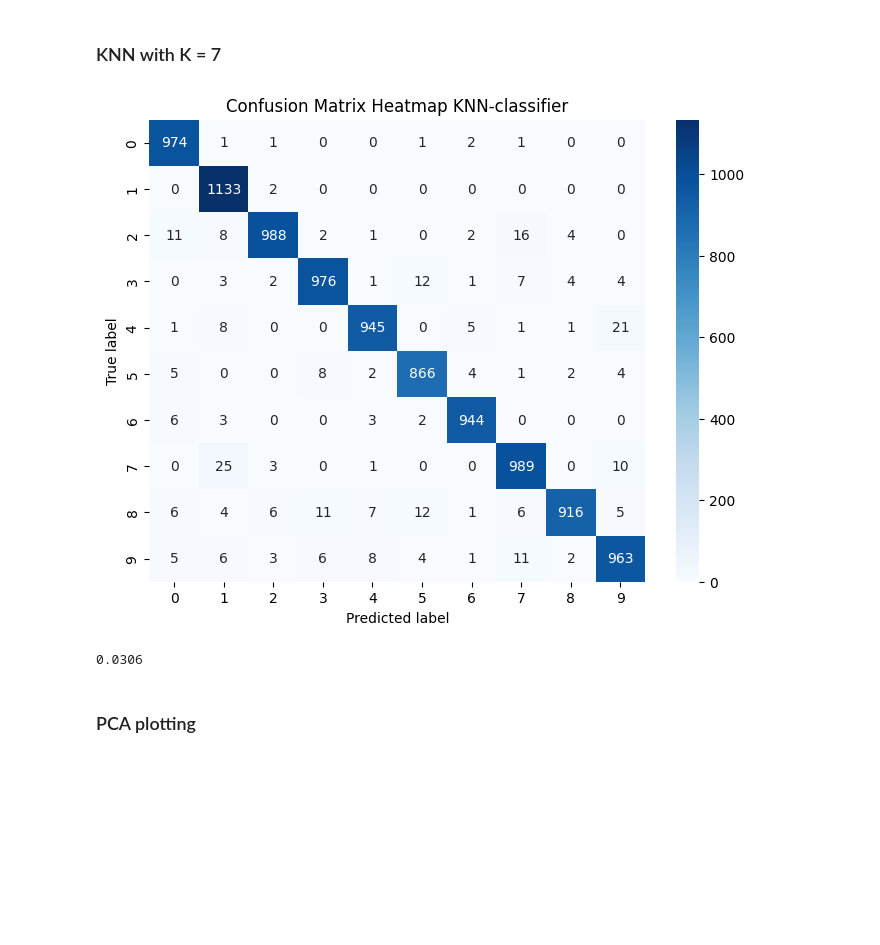
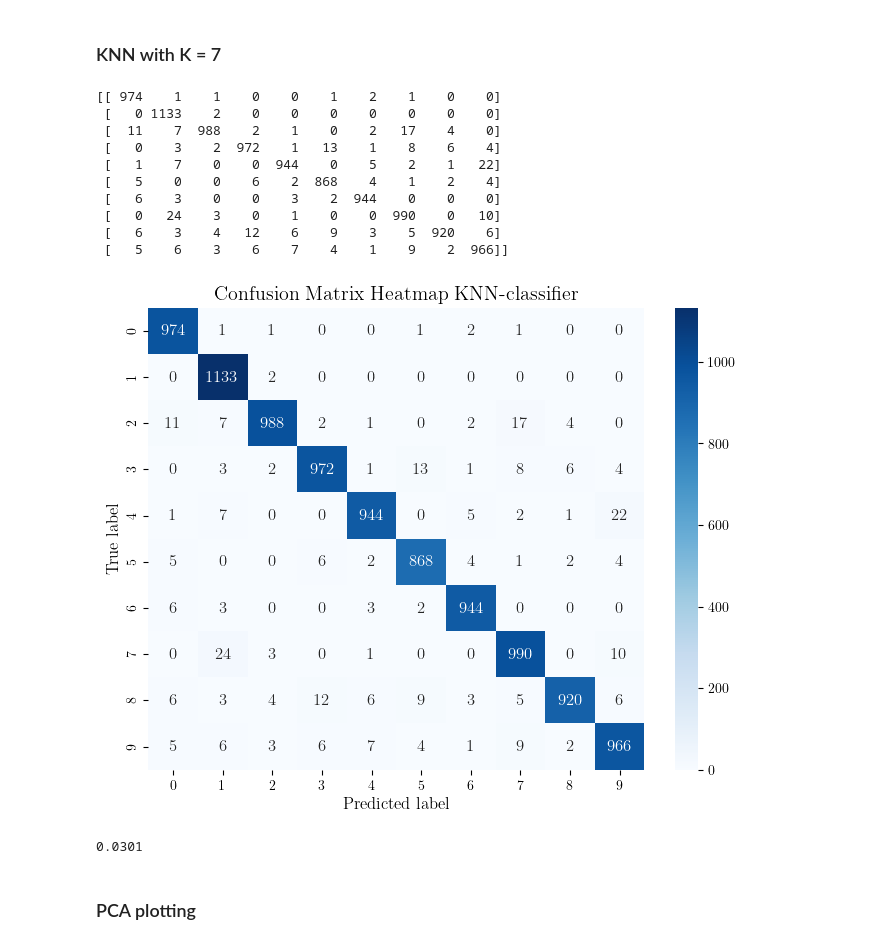
Before and after one commit to mokamv/Classification-Project, a Jupyter notebook: Task 2/numberclass.ipynb, the cells around one changed output. Saved outputs shown, nothing was run; the diff lists cells and outputs as text; code cells hidden in the pictures; blank space fills up the shorter version.

```diff
--- a/Task 2/numberclass.ipynb
+++ b/Task 2/numberclass.ipynb
@@ -199,32 +210,76 @@ def KNN_classifier(k = 7):
         k_nearest_indices = np.argpartition(distance_matrix, k)[:, :k] # returns the indices of the k closest images
 
         for test_idx in range(len(test_chunk)): # For each image in the test chunk
-            nearest_labels = trainlab[k_nearest_indices[test_idx]] # Find the labels of the k closest images
-            counts = np.bincount(nearest_labels) # Count the number of times each label appears
-            most_frequent_label = np.argmax(counts) # Find the most frequent label
-            predicted_labels.append(most_frequent_label) # Append the most frequent label to the list of predicted labels
+            neighbor_indices = k_nearest_indices[test_idx] # Get the indices of the k closest images
+            neighbor_labels = trainlab[neighbor_indices] # Find the labels of the k closest images
+            neighbor_distances = distance_matrix[test_idx][neighbor_indices] # Find the distances of the k closest images
+
+            # Count how often each label appears
+            label_counts = np.bincount(neighbor_labels, minlength=10)
+            max_count = np.max(label_counts)
+
+            # Find all labels that are tied for most frequent
+            tied_labels = np.flatnonzero(label_counts == max_count) # returns a vector of the labels that are tied for most frequent
+
+            if len(tied_labels) == 1: # If there is no tie, choose the most frequent label
+                predicted_labels.append(tied_labels[0])
+            else:
+                # If there is a tie, choose the one with the smallest distance
+                min_distance = np.inf
+                closest_label = None
+                for idx, label in enumerate(neighbor_labels):
+                    # If a label is tied and its distance is smaller than the current minimum, update the closest label
+                    if label in tied_labels and neighbor_distances[idx] < min_distance:
+                        min_distance = neighbor_distances[idx]
+                        closest_label = label
+                predicted_labels.append(closest_label)
 
     return predicted_labels
 
 predicted_labels_KNN = KNN_classifier()
 # %%
+import seaborn as sns
+import matplotlib as mpl
+
+# Latex style and font
+mpl.rcParams.update({
+    "text.usetex": False,
+    "font.family": "serif",
+    "font.serif": ["Computer Modern Roman"],
+    "axes.labelsize": 12,
+    "font.size": 12,
+    "legend.fontsize": 10,
+    "xtick.labelsize": 10,
+    "ytick.labelsize": 10,
+})
+
 # Confusion Matrix
 confusion_matrix = confusion_matrix_func(predicted_labels_KNN)[0]
 
 # Plot heatmap
 plt.figure(figsize=(8, 6))
 sns.heatmap(confusion_matrix, annot=True, fmt="d", cmap="Blues", square=False, xticklabels=range(10), yticklabels=range(10))
 plt.xlabel("Predicted label")
 plt.ylabel("True label")
 plt.title("Confusion Matrix Heatmap KNN-classifier")
-# plt.savefig("Figure/confusion_matrix_KNN.pdf", dpi=300, bbox_inches='tight')
+plt.savefig("Figures/confusion_matrix_KNN.pdf", dpi=300, bbox_inches='tight')
 plt.show()
 # %% [output]
+[[ 974    1    1    0    0    1    2    1    0    0]
+ [   0 1133    2    0    0    0    0    0    0    0]
+ [  11    7  988    2    1    0    2   17    4    0]
+ [   0    3    2  972    1   13    1    8    6    4]
+ [   1    7    0    0  944    0    5    2    1   22]
+ [   5    0    0    6    2  868    4    1    2    4]
+ [   6    3    0    0    3    2  944    0    0    0]
+ [   0   24    3    0    1    0    0  990    0   10]
+ [   6    3    4   12    6    9    3    5  920    6]
+ [   5    6    3    6    7    4    1    9    2  966]]
-[figure, old version]
+[figure, new version]
 # %%
 error_rate(predicted_labels_KNN, testlab)
 # %% [output]
-0.0306
+0.0301
 # %% [markdown]
 ### PCA plotting
 # %%
```
Also changed, not shown: parts of 5 cells of this notebook, 2 other files.
